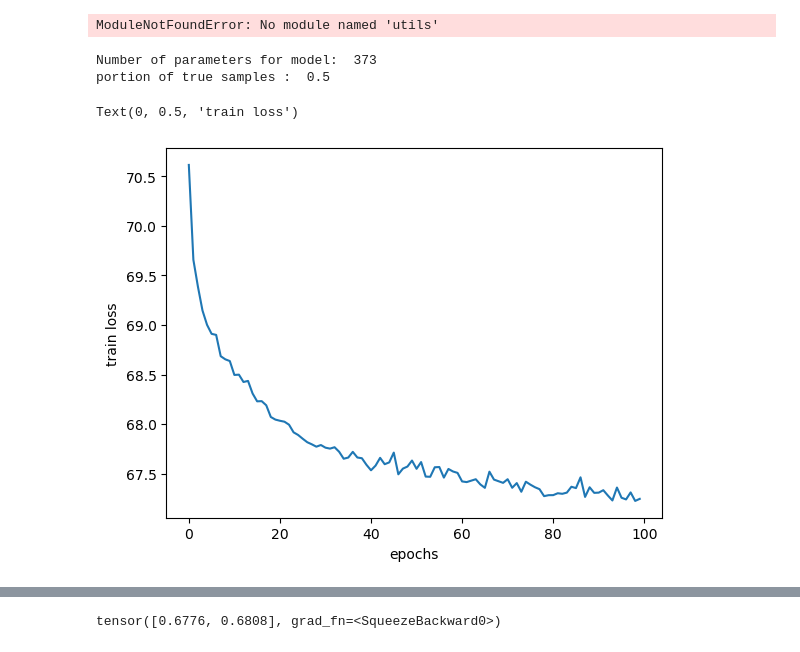
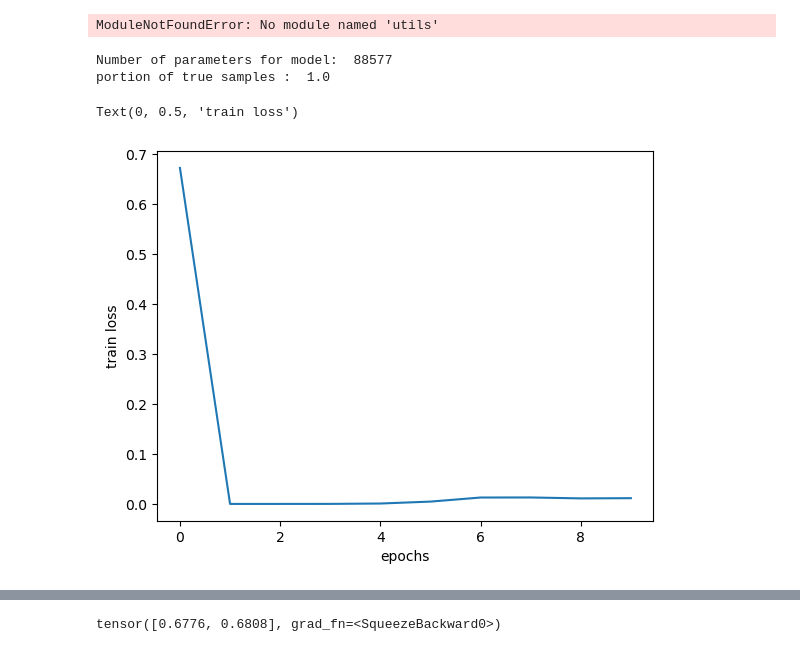
Before and after one commit to NinoHerve/NetworkMachineLearning_2023, a Jupyter notebook: NotebooksNino/EEG_gnn1.ipynb, the cells around one changed output, grey strips where cells are left out. Saved outputs shown, nothing was run; the diff lists cells and outputs as text; code cells hidden in the pictures.

```diff
--- a/NotebooksNino/EEG_gnn1.ipynb
+++ b/NotebooksNino/EEG_gnn1.ipynb
@@ -276,7 +275,7 @@ import torch
 import torch.nn as nn
 from utils.dataset import GraphDataset
 from torch.utils.data import DataLoader, random_split
-from utils.models import GNN, GNN2
+from utils.models import GNN, GNN2, GNN3
 import matplotlib.pyplot as plt
 from torch_geometric.loader import DataLoader
 
@@ -288,10 +287,10 @@ graph_data = GraphDataset(root, subjects, feat_transform)
 
 # Training parameters
 lr = 0.001
-epochs = 100
+epochs = 10
 
 # model
-model = GNN2(in_channels=12, hid_channels=12)
+model = GNN3(in_channels=625, hid_channels=64)
 
 print('Number of parameters for model: ', sum([x.reshape(-1).shape[0] for x in model.parameters()]))
 
@@ -300,42 +299,42 @@ sub_data   = graph_data[samples]
 print('portion of true samples : ', sum([data.y.item() for data in sub_data])/len(sub_data))
 scaler1 = StandardScaler()
 scaler1.fit_transform(sub_data)
-loader = DataLoader(sub_data, batch_size=2, shuffle=True)
+loader = DataLoader(sub_data, batch_size=10, shuffle=True)
 
 # loss and optimizer
 loss_fn = nn.BCELoss()
 optimizer = torch.optim.Adam(model.parameters(), weight_decay=0.01, lr=lr)
 
 # Training
 losses = []
 for _ in range(epochs):
     l = 0
     for batch in loader:
         model.train()
 
         pred = model(batch).squeeze()
         loss = loss_fn(pred, batch.y)
 
         optimizer.zero_grad()
         loss.backward()
 
         #torch.nn.utils.clip_grad_value_(model.parameters(), 0.5)
         optimizer.step()
 
         l += loss.item()
     losses += [l]
 
 
 # Plot training loss
 e = range(epochs)
 plt.plot(e, losses)
 plt.xlabel('epochs')
 plt.ylabel('train loss')
 # %% [output]
-Number of parameters for model:  373
-portion of true samples :  0.5
+Number of parameters for model:  88577
+portion of true samples :  1.0
 Text(0, 0.5, 'train loss')
-[figure, old version]
+[figure, new version]
 # %%
 valid(loader, model, loss_fn)
 # %% [output]
```
Also changed, not shown: parts of 12 cells of this notebook, 6 other files.
